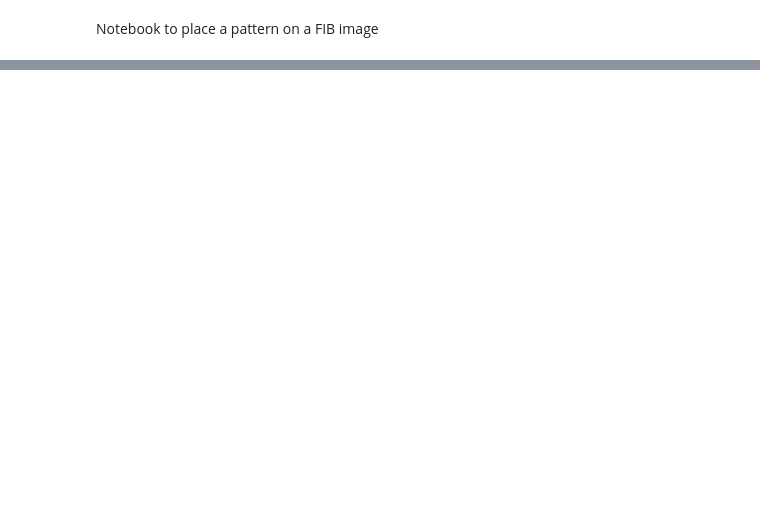
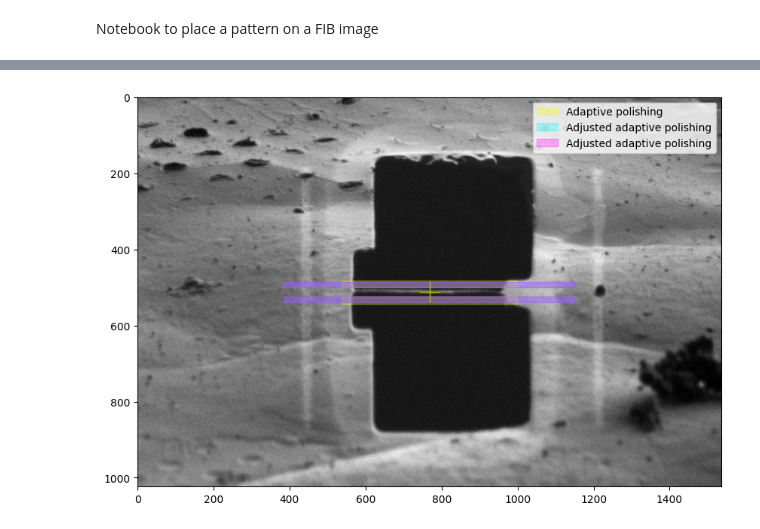
Before and after one commit to rosalindfranklininstitute/adaptive_milling, a Jupyter notebook: src/adaptive_polish/scripts/pattern_placement.ipynb, the cells around one changed output, grey strips where cells are left out. Drawn from its saved outputs; the diff is of its cells as text; code cells hidden in the pictures; blank space fills up the shorter version.

```diff
--- a/src/adaptive_polish/scripts/pattern_placement.ipynb
+++ b/src/adaptive_polish/scripts/pattern_placement.ipynb
@@ -68,0 +67,14 @@ fig = draw_milling_patterns(ib_image, stages)
+# %%
+# Place pattern on image from edited pattern
+ap_milling_protocol = deepcopy(settings.protocol["milling"]["lamella"]["stages"][-1])
+ap_milling_protocol["lamella_width"] = 2e-05
+ap_milling_protocol["trench_height"] = 4e-7
+ap_milling_protocol["name"] = "Adjusted adaptive polishing"
+if settings.protocol["milling"]["lamella"]["stages"][-1]["name"] == "Adaptive polishing":
+    settings.protocol["milling"]["lamella"]["stages"].append(ap_milling_protocol)
+elif settings.protocol["milling"]["lamella"]["stages"][-1]["name"] == "Adjusted adaptive polishing":
+    settings.protocol["milling"]["lamella"]["stages"][-1] = ap_milling_protocol
+stages = get_milling_stages("lamella", settings.protocol["milling"])
+fig = draw_milling_patterns(ib_image, stages)
+# %% [output]
+[figure, added]
```
Also changed, not shown: parts of 6 cells of this notebook.
